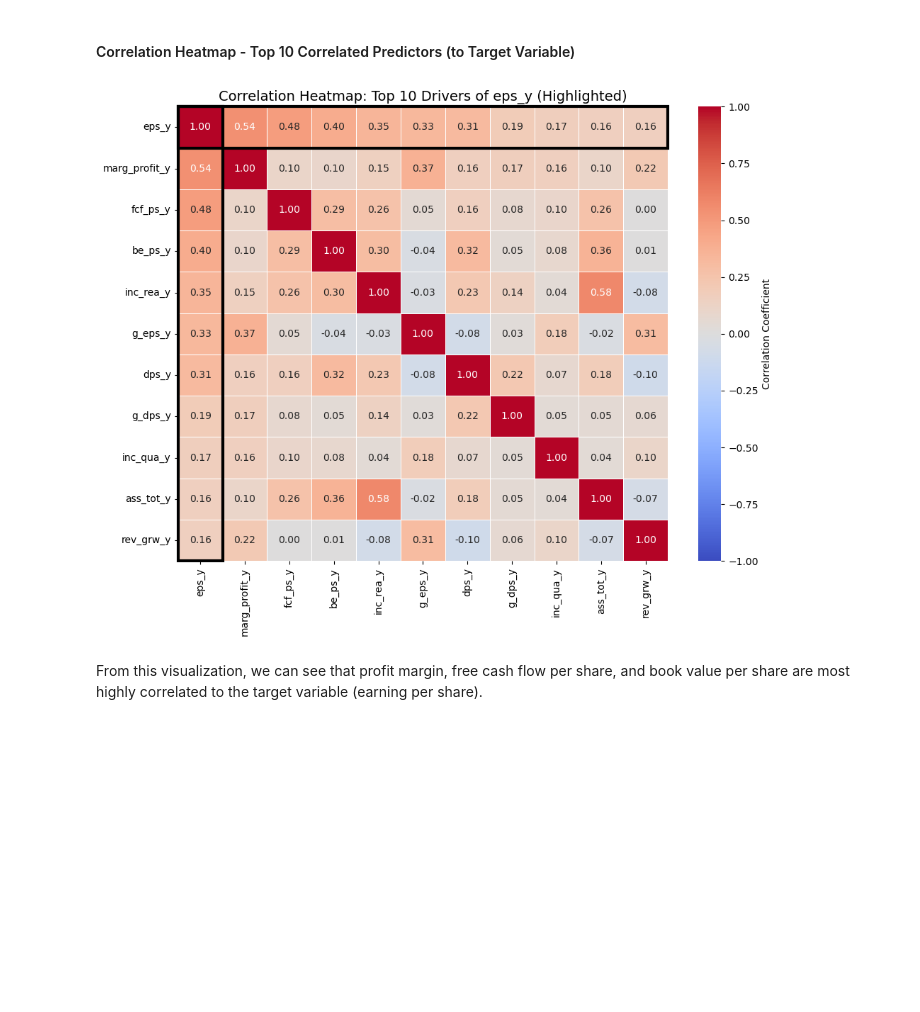
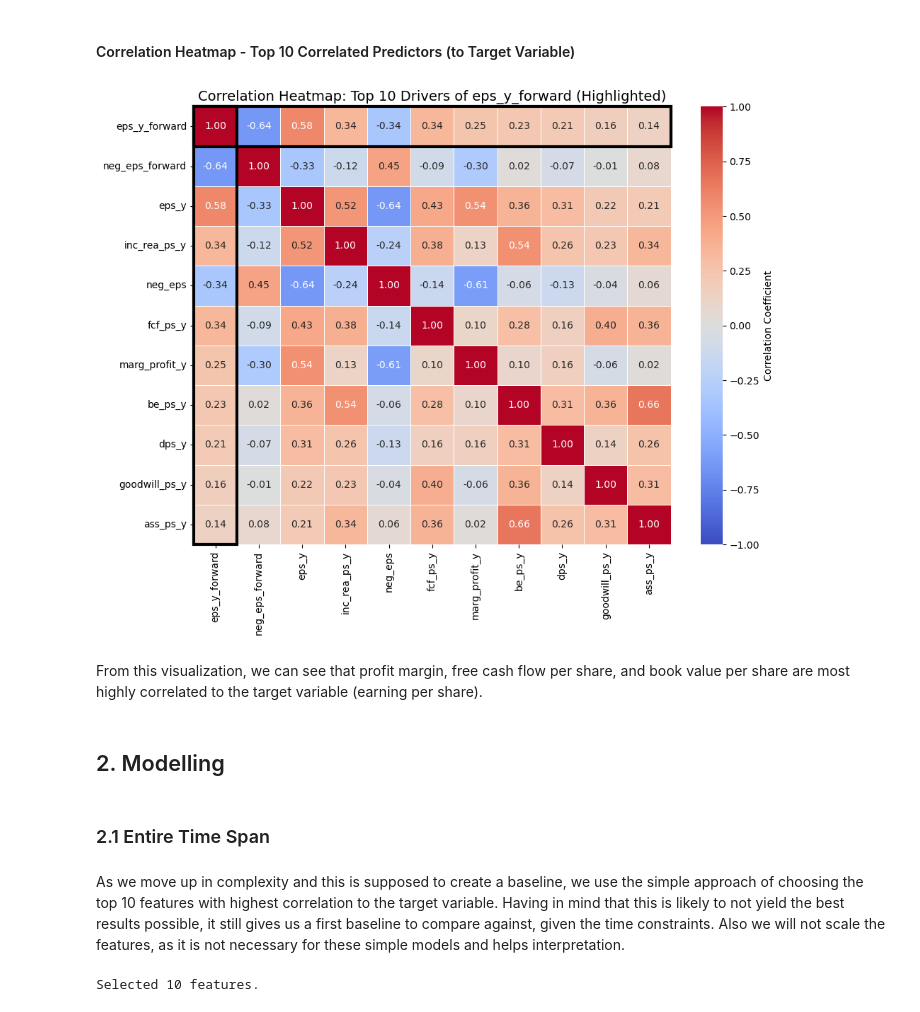
Before and after one commit to mauricebaier/rb_data_exercise, a Jupyter notebook: Assignment.ipynb, the cells around one changed output. Drawn from its saved outputs; the diff is of its cells as text; code cells hidden in the pictures; blank space fills up the shorter version.

Commit message:
First models built

```diff
--- a/Assignment.ipynb
+++ b/Assignment.ipynb
@@ -88,7 +207,7 @@ absolute_variables_to_scale = {
 
 # scale each variable
 for original, new_name in absolute_variables_to_scale.items():
-    df_predictors[new_name] = df_predictors[original] / df_predictors['shr_y']
+    sp500_imputed[new_name] = sp500_imputed[original] / sp500_imputed['shr_y']
 
 # update predictor columns list with new per-share variables
 predictor_cols_scaled = [
@@ -122,12 +241,13 @@ predictor_cols_scaled = [
     'fcf_ps_y',         # 19. Unchanged (Already per share)
     'inc_qua_y',        # 20. Unchanged
     'payout_y',         # 21. Unchanged
-    'turn_inv_y'        # 22. Unchanged
+    'turn_inv_y',       # 22. Unchanged
+    'eps_y',            # 23. UNCHANGED - TARGET
 ]
 
 # Now use predictor_cols_scaled for your analysis
-X = df_predictors[predictor_cols_scaled]
-X.head()
+sp500_scaled = sp500_imputed[predictor_cols_scaled]
+sp500_scaled.head()
 # %% [output]
 |  | ticker | date | year | month | day | fyear | fmonth | shr_y | ass_ps_y | goodwill_ps_y | ... |
 | v1 |  |  |  |  |  |  |  |  |  |  | ... |
@@ -320,28 +376,26 @@ def count_outliers_by_ticker(df, outlier_flags):
 
     return results
 # %%
-sp500_selected
-
 # Select numeric features for outlier detection
-features_ol_id = sp500_selected.select_dtypes(include=np.number).columns.drop(
+features_ol_id = sp500_scaled.select_dtypes(include=np.number).columns.drop(
     ['ticker', 'date', 'year', 'month', 'fyear', 'fmonth', 'shr_y'],
     errors='ignore'
 ).tolist()
 
 # Detect outliers and get bounds (run once, use twice)
-outlier_flags, outlier_bounds = detect_outliers_and_bounds(sp500_selected, features_ol_id, threshold=1.5)
+outlier_flags, outlier_bounds = detect_outliers_and_bounds(sp500_scaled, features_ol_id, threshold=1.5)
 
 # Count outliers per company
-outliers_per_company = count_outliers_by_ticker(sp500_selected, outlier_flags)
+outliers_per_company = count_outliers_by_ticker(sp500_scaled, outlier_flags)
 
 # Calculate total data points checked
-total_data_points = len(sp500_selected) * len(features_ol_id)
+total_data_points = len(sp500_scaled) * len(features_ol_id)
 total_outliers = outlier_flags.sum().sum()
 outlier_percentage = (total_outliers / total_data_points) * 100
 
 print(f"\nTotal data points checked: {total_data_points:,}")
 print(f"Total outliers detected: {total_outliers:,} ({outlier_percentage:.2f}%)")
-print(f"Companies with outliers: {len(outliers_per_company)} out of {sp500_selected['ticker'].nunique()}")
+print(f"Companies with outliers: {len(outliers_per_company)} out of {sp500_scaled['ticker'].nunique()}")
 
 # Display top companies with most outliers
 outliers_per_company.head(10)
@@ -448,10 +502,10 @@ def get_iqr_bounds(df, features, threshold):
         }
     return bounds
 # %%
-_, new_bounds = detect_outliers_and_bounds(sp500_selected, features_ol_id, threshold=2.5)
+_, new_bounds = detect_outliers_and_bounds(sp500_scaled, features_ol_id, threshold=2.5)
 
 # Apply winsorizing using the bounds we already calculated
-sp500_winsorized = winsorize_data(sp500_selected, features_ol_id, new_bounds)
+sp500_winsorized = winsorize_data(sp500_scaled, features_ol_id, new_bounds)
 # Verify winsorizing worked - should have 0 outliers with same bounds
 outlier_flags_after, _ = detect_outliers_and_bounds(sp500_winsorized, features_ol_id, threshold=2.5)
 print(f"\nOutliers remaining after winsorizing: {outlier_flags_after.sum().sum()}")
@@ -506,50 +593,85 @@ One can see that most companies are profitable with the mean laying at 2.39.
 # %% [markdown]
 #### Correlation Heatmap - Top 10 Correlated Predictors (to Target Variable)
 # %%
+import numpy as np
+import seaborn as sns
+import matplotlib.pyplot as plt
+from matplotlib.patches import Rectangle
+
 # 1. Select only numeric columns
 numeric_df = sp500_winsorized.select_dtypes(include=[np.number])
-target = 'eps_y'
+target = 'eps_y_forward'  # UPDATED TARGET
 
 # 2. Select Top 10 Features + Target
 if target in numeric_df.columns:
-    # Get correlations
+    # Get correlations of everything against 'eps_y_forward'
     correlations = numeric_df.corrwith(numeric_df[target]).abs()
+
     # Sort and take top 11 (Target + 10 best predictors)
     top_features = correlations.sort_values(ascending=False).head(11).index.tolist()
 
     # 3. Create Heatmap
     plt.figure(figsize=(10, 8))
     corr_matrix = numeric_df[top_features].corr()
 
     # Plot heatmap
     ax = sns.heatmap(
         corr_matrix,
         annot=True,
         fmt=".2f",
         cmap='coolwarm',
         vmin=-1, vmax=1,
         linewidths=0.5,
         cbar_kws={'label': 'Correlation Coefficient'}
     )
 
     # 4. Highlight the Target Row and Column
-    # Find where 'eps_y' is in the list (it should be index 0, but we check to be safe)
+    # Find where 'eps_y_forward' is in the list (usually index 0, but safe to check)
     target_idx = top_features.index(target)
     n_vars = len(top_features)
 
-    # Draw Rectangle around the 'eps_y' Column
+    # Draw Rectangle around the Target Column
     ax.add_patch(Rectangle((target_idx, 0), 1, n_vars, fill=False, edgecolor='black', lw=3, clip_on=False))
 
-    # Draw Rectangle around the 'eps_y' Row
+    # Draw Rectangle around the Target Row
     ax.add_patch(Rectangle((0, target_idx), n_vars, 1, fill=False, edgecolor='black', lw=3, clip_on=False))
 
     plt.title(f"Correlation Heatmap: Top 10 Drivers of {target} (Highlighted)", fontsize=14)
     plt.tight_layout()
     plt.show()
 
 else:
-    print(f"Target '{target}' not found in DataFrame.")
+    print(f"Target '{target}' not found in DataFrame. Did you run the shift code?")
 # %% [output]
-[figure, old version]
+[figure, new version]
 # %% [markdown]
 From this visualization, we can see that profit margin, free cash flow per share, and book value per share are most highly correlated to the target variable (earning per share).
+# %% [markdown]
+## 2. Modelling
+# %% [markdown]
+### 2.1 Entire Time Span
+# %% [markdown]
+As we move up in complexity and this is supposed to create a baseline, we use the simple approach of choosing the top 10 features with highest correlation to the target variable. Having in mind that this is likely to not yield the best results possible, it still gives us a first baseline to compare against, given the time constraints.
+Also we will not scale the features, as it is not necessary for these simple models and helps interpretation.
+# %%
+features_trad = [
+    'eps_y',
+    'fcf_ps_y',        # Free Cash Flow per share
+    'inc_rea_ps_y',    # Realized Income per share
+    'be_ps_y',         # Book Equity per share
+    'marg_profit_y',   # Profit Margin
+    'dps_y',           # Dividends per share
+    'goodwill_ps_y',   # Goodwill per share
+    'ass_ps_y',        # Assets per share
+    'cf_inv_ps_y',     # Cash Flow from Investing per share
+    'g_eps_y',         # Growth in EPS
+]
+
+# Create the subset DataFrame
+sp500_winsorized_X = sp500_winsorized[sp500_winsorized['year'] < 2016]
+X_trad = sp500_winsorized_X[features_trad]
+
+# Verify the selection
+print(f"Selected {X_trad.shape[1]} features.")
+# %% [output]
+Selected 10 features.
```
Also changed, not shown: parts of 33 cells of this notebook.
